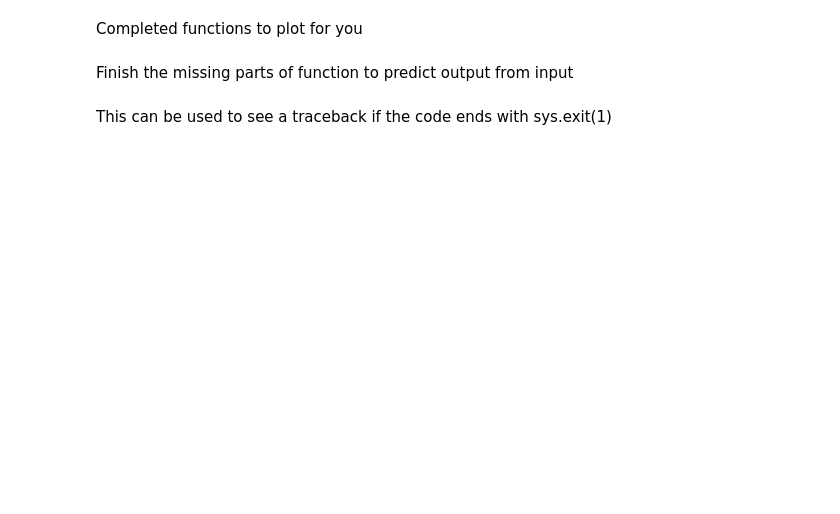
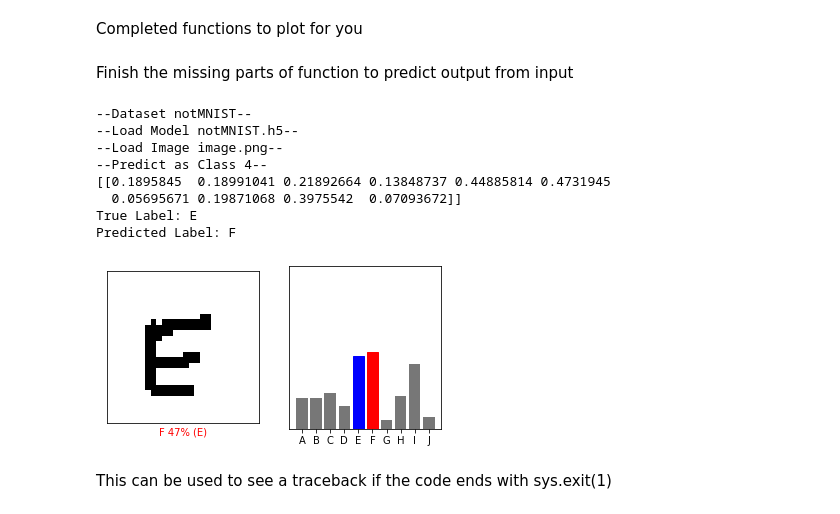
Before and after one commit to nmosman/501A4, a Jupyter notebook: A4Part2Predict.ipynb, the cells around one changed output. Cells and saved outputs as stored; diff of their text form; code cells hidden in the pictures; blank space fills up the shorter version.

Commit message:
tasks prior to upgrading model complete

```diff
--- a/A4Part2Predict.ipynb
+++ b/A4Part2Predict.ipynb
@@ -101,26 +103,45 @@ Finish the missing parts of function to predict output from input
 # %%
 def main():
      class_names = check_args()
      print(f"--Load Model {sys.argv[2]}--")
      #Load the model that should be in sys.argv[2]
-     model = None
+
+     model = tf.keras.models.load_model(sys.argv[2])
      print(f"--Load Image {sys.argv[3]}--")
      img = plt.imread(sys.argv[3])
      if np.amax(img.flatten()) > 1:
           img = img/255
      img = 1 - img
      print(f"--Predict as Class {sys.argv[4]}--")
      predict(model, class_names, img, int(sys.argv[4]))
 
 def predict(model, class_names, img, true_label):
     img = np.array([img])
     #Replace these two lines with code to make a prediction
-    prediction = [1/10,1/10,1/10,1/10,1/10,1/10,1/10,1/10,1/10,1/10]
+    print(model.predict(img))
+    prediction = model.predict(img)[0]
     #Determine what the predicted label is
     predicted_label = 0
+    for i in range(len(prediction)):
+      if prediction[i] == np.amax(prediction):
+        predicted_label = i
+
+    print("True Label: " + class_names[true_label])
+    print("Predicted Label: " + class_names[predicted_label])
+
     plot(class_names, prediction, true_label, predicted_label, img[0])
     plt.show()
 main()
+# %% [output]
+--Dataset notMNIST--
+--Load Model notMNIST.h5--
+--Load Image image.png--
+--Predict as Class 4--
+[[0.1895845  0.18991041 0.21892664 0.13848737 0.44885814 0.4731945
+  0.05695671 0.19871068 0.3975542  0.07093672]]
+True Label: E
+Predicted Label: F
+[figure, added]
 # %% [markdown]
 This can be used to see a traceback if the code ends with sys.exit(1)
 # %%
```
Also changed, not shown: parts of 6 cells of this notebook.
